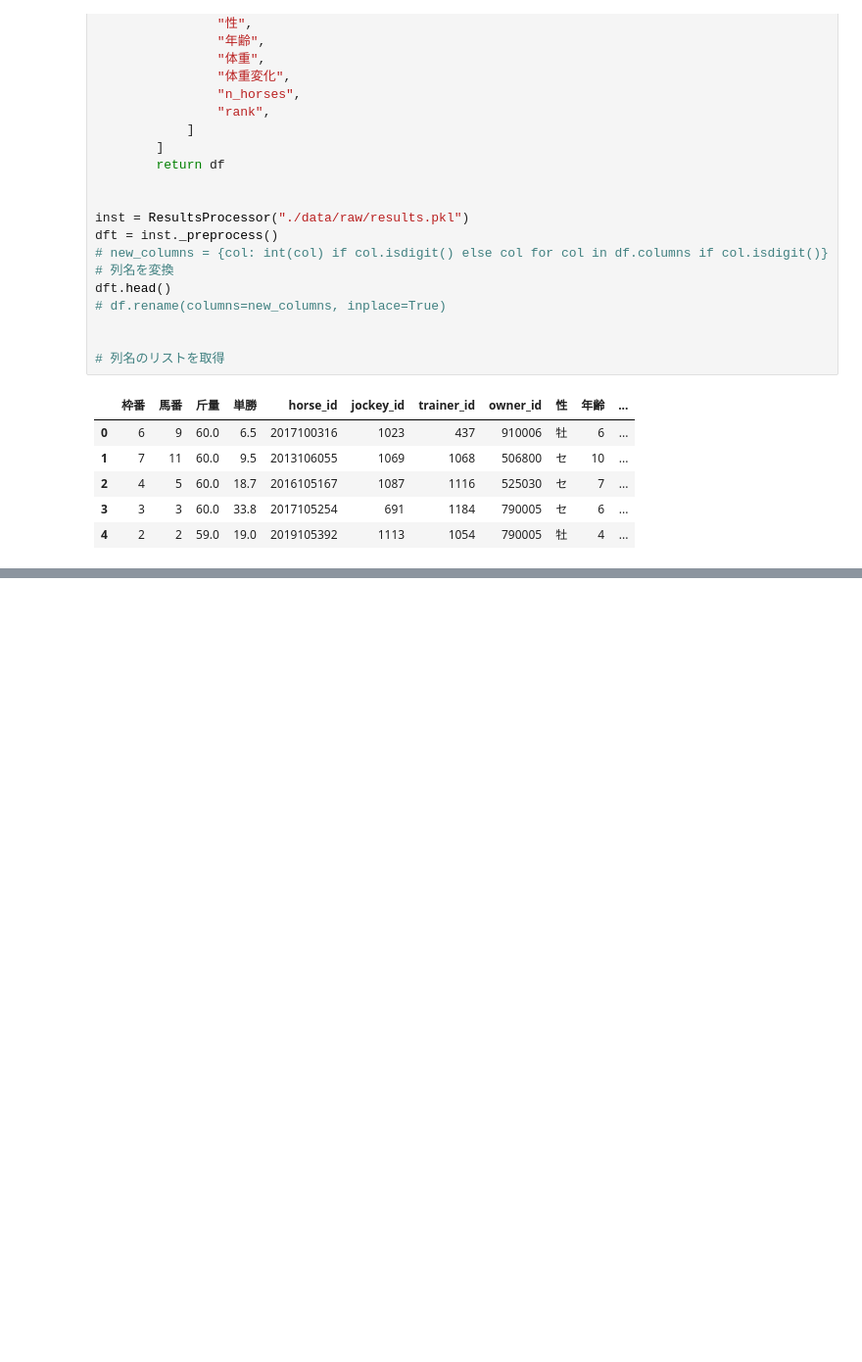
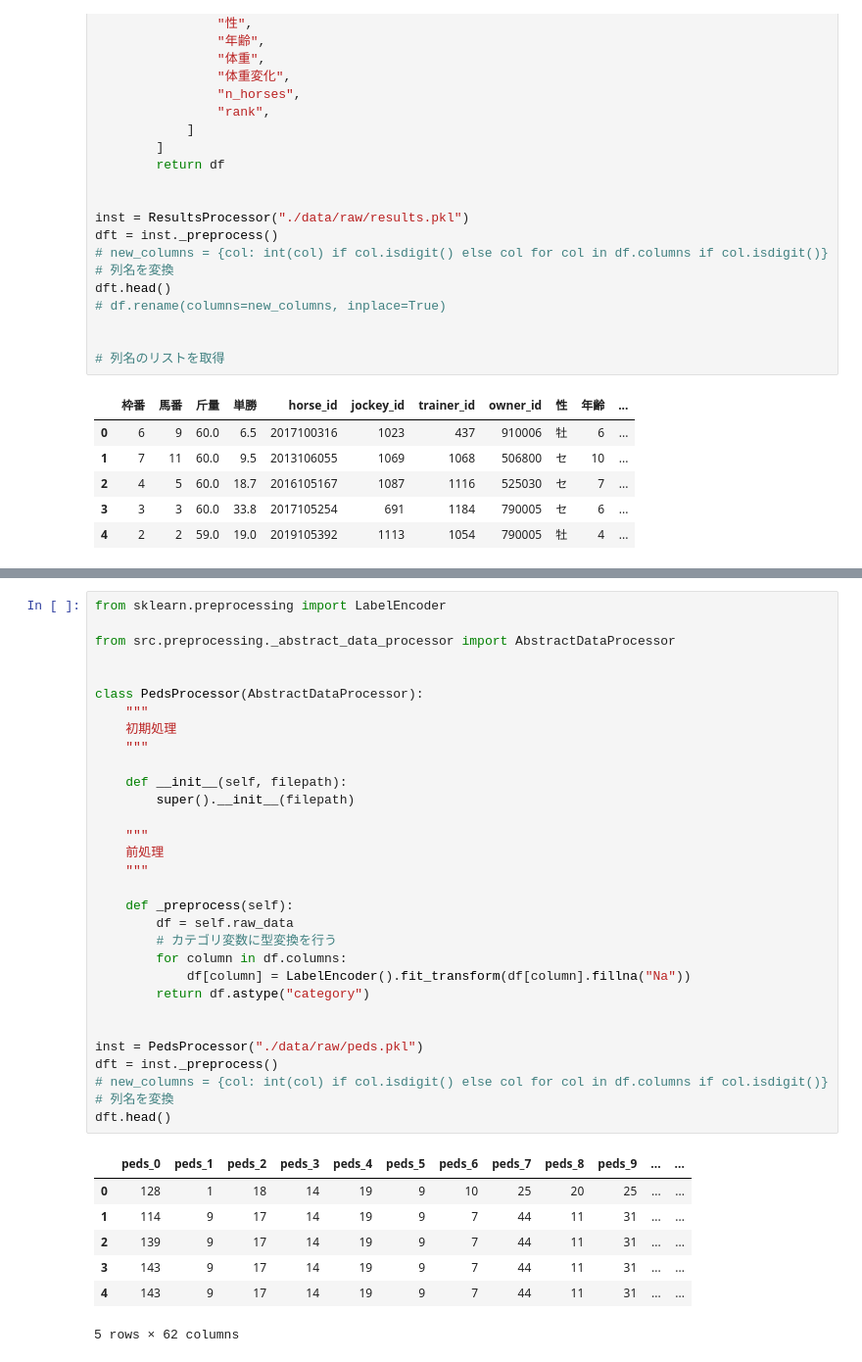
Before and after one commit to nmatsubara8/keibam, a Jupyter notebook: src/preparing/sand_box.ipynb, the cells around one changed output, grey strips where cells are left out. Shown at 98% size. Cells and saved outputs as stored; diff of their text form; blank space fills up the shorter version.

```diff
--- a/src/preparing/sand_box.ipynb
+++ b/src/preparing/sand_box.ipynb
@@ -1786,0 +2124,39 @@ dft.head()
+# %%
+from sklearn.preprocessing import LabelEncoder
+
+from src.preprocessing._abstract_data_processor import AbstractDataProcessor
+
+
+class PedsProcessor(AbstractDataProcessor):
+    """
+    初期処理
+    """
+
+    def __init__(self, filepath):
+        super().__init__(filepath)
+
+    """
+    前処理
+    """
+
+    def _preprocess(self):
+        df = self.raw_data
+        # カテゴリ変数に型変換を行う
+        for column in df.columns:
+            df[column] = LabelEncoder().fit_transform(df[column].fillna("Na"))
+        return df.astype("category")
+
+
+inst = PedsProcessor("./data/raw/peds.pkl")
+dft = inst._preprocess()
+# new_columns = {col: int(col) if col.isdigit() else col for col in df.columns if col.isdigit()}
+# 列名を変換
+dft.head()
+# %% [output]
+|  | peds_0 | peds_1 | peds_2 | peds_3 | peds_4 | peds_5 | peds_6 | peds_7 | peds_8 | peds_9 | ... | ... |
+| 0 | 128 | 1 | 18 | 14 | 19 | 9 | 10 | 25 | 20 | 25 | ... | ... |
+| 1 | 114 | 9 | 17 | 14 | 19 | 9 | 7 | 44 | 11 | 31 | ... | ... |
+| 2 | 139 | 9 | 17 | 14 | 19 | 9 | 7 | 44 | 11 | 31 | ... | ... |
+| 3 | 143 | 9 | 17 | 14 | 19 | 9 | 7 | 44 | 11 | 31 | ... | ... |
+| 4 | 143 | 9 | 17 | 14 | 19 | 9 | 7 | 44 | 11 | 31 | ... | ... |
+5 rows × 62 columns
```
Also changed, not shown: parts of 4 cells of this notebook, 9 other files.
